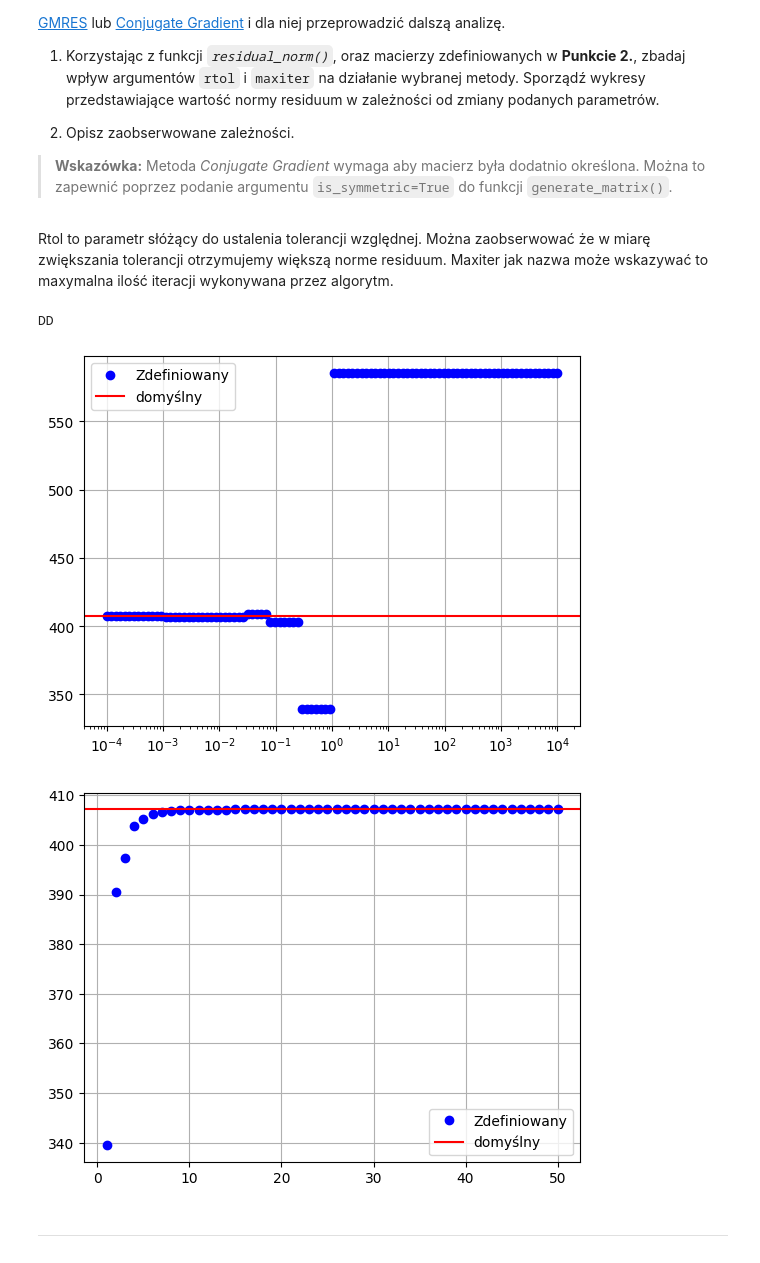
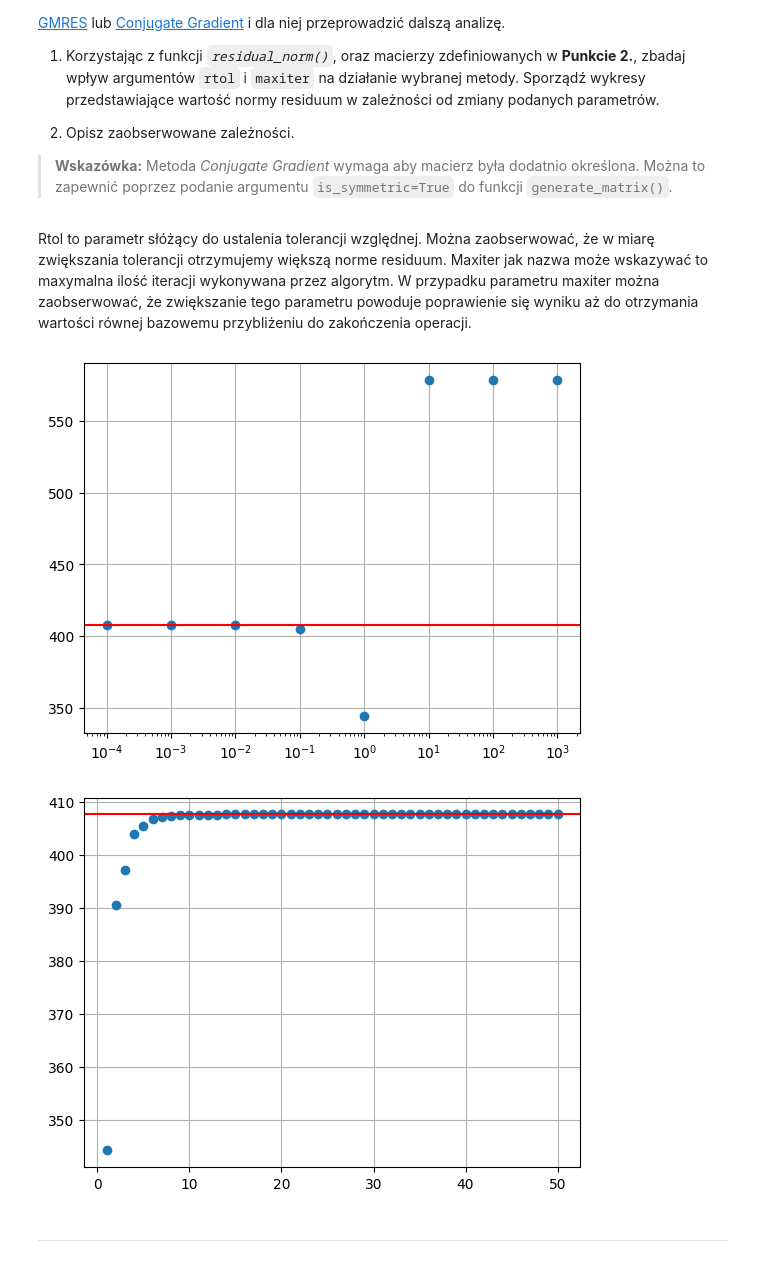
Before and after one commit to MN-KJ-2025/lab-6-sparse-matrix-KiviGibson, a Jupyter notebook: sprawozdanie.ipynb, the cells around one changed output. Cells and saved outputs as stored; diff of their text form; code cells hidden in the pictures.

```diff
--- a/sprawozdanie.ipynb
+++ b/sprawozdanie.ipynb
@@ -75,7 +75,7 @@ Można zaobserwować, że zurzycie pamięci ndarray rośnie wraz z rozmiarem wym
 # %%
 # Fragment kodu wyznaczający ilość zużycia pamięci przez macierze (w bajtach).
-n: np.ndarray = ...
-n_memory_size = n.nbytes
+#n: np.ndarray = ...
+#n_memory_size = n.nbytes
 
-s: sp.sparse.csc_array = ...
-s_memory_size = s.data.nbytes + s.indices.nbytes + s.indptr.nbytes
+#s: sp.sparse.csc_array = ...
+#s_memory_size = s.data.nbytes + s.indices.nbytes + s.indptr.nbytes
@@ -153,7 +152,7 @@ Istnieje wiele metod iteracyjnego rozwiązywania równań, natomiast nie różni
 
 >**Wskazówka:** Metoda *Conjugate Gradient* wymaga aby macierz była dodatnio określona. Można to zapewnić poprzez podanie argumentu `is_symmetric=True` do funkcji `generate_matrix()`.
 # %% [markdown]
-Rtol to parametr słóżący do ustalenia tolerancji względnej. Można zaobserwować że w miarę zwiększania tolerancji otrzymujemy większą norme residuum. Maxiter jak nazwa może wskazywać to maxymalna ilość iteracji wykonywana przez algorytm.
+Rtol to parametr słóżący do ustalenia tolerancji względnej. Można zaobserwować, że w miarę zwiększania tolerancji otrzymujemy większą norme residuum. Maxiter jak nazwa może wskazywać to maxymalna ilość iteracji wykonywana przez algorytm. W przypadku parametru maxiter można zaobserwować, że zwiększanie tego parametru powoduje poprawienie się wyniku aż do otrzymania wartości równej bazowemu przybliżeniu do zakończenia operacji.
 # %%
 # Implementacja funkcji generate_matrix().
 
@@ -209,40 +208,43 @@ def generate_matrix(m: int = 1000, is_symmetric: bool = False) -> csc_array:
 
     return matrix.tocsc()
 # %%
-# ===== Twoja implementacja tutaj =====
-A = generate_matrix(1000, True)
-if main.is_diagonally_dominant(A):
-    print("DD")
-    b =np.random.rand(1000, 1)
-    x = sp.sparse.linalg.gmres(A, b)[0]
-    x_res_norm = main.residual_norm(A.toarray(),x,b)
-    new_rtol =  np.logspace(-4, 4, 100)
-    x_rtol = []
-    for tol in new_rtol:
-        tempx = sp.sparse.linalg.gmres(A, b, rtol=tol)[0]
-        x_rtol.append(main.residual_norm(A.toarray(),tempx,b))
-    fig, ax = plt.subplots()
-    ax.semilogx(new_rtol, x_rtol, 'bo', label='Zdefiniowany')
-    ax.axhline(x_res_norm, color='r', label="domyślny")
-    ax.grid()
-    ax.legend()
-    plt.show()
 
-    new_maxit =  np.linspace(1, 50, 50)
-    x_maxit = []
-    for mxt in new_maxit:
-        tempx = sp.sparse.linalg.gmres(A, b, maxiter=int(mxt), restart=1)[0]
-        x_maxit.append(main.residual_norm(A.toarray(),tempx,b))
-    fig, ax = plt.subplots()
-    ax.plot(new_maxit, x_maxit, 'bo', label='Zdefiniowany')
-    ax.axhline(x_res_norm, color='r', label="domyślny")
-    ax.grid()
-    ax.legend()
-    plt.show()
+while True:
+    A = generate_matrix(1000, True)
+    if main.is_diagonally_dominant(A):
+        break
+
+b = np.random.rand(1000, 1)
+
+x_default = sp.sparse.linalg.gmres(A, b)[0]
+resid = main.residual_norm(A.toarray(), x_default, b)
+new_tol = np.logspace(-4, 3, 8)
+x_dif = []
+for i in new_tol:
+    x_temp = sp.sparse.linalg.gmres(A, b, rtol=i)[0]
+    x_dif.append(main.residual_norm(A.toarray(), x_temp, b))
+
+fig, ax = plt.subplots()
+ax.semilogx(new_tol, x_dif, "o")
+ax.axhline(resid, color="r")
+ax.grid()
+plt.show()
+
+new_mx = np.array([i for i in range(1,51)])
+x_difmx = []
+
+for i in new_mx:
+    x_temp = sp.sparse.linalg.gmres(A, b, maxiter=i, restart=1)[0]
+    x_difmx.append(main.residual_norm(A.toarray(), x_temp, b))
+
+fig, ax = plt.subplots()
+ax.plot(new_mx, x_difmx, "o")
+ax.axhline(resid, color="r")
+ax.grid()
+plt.show()
 # %% [output]
-DD
-[figure, old version]
+[figure, new version]
-[figure, old version]
+[figure, new version]
 # %% [markdown]
 ---
 # %% [markdown]
```
Also changed, not shown: parts of 6 cells of this notebook.
